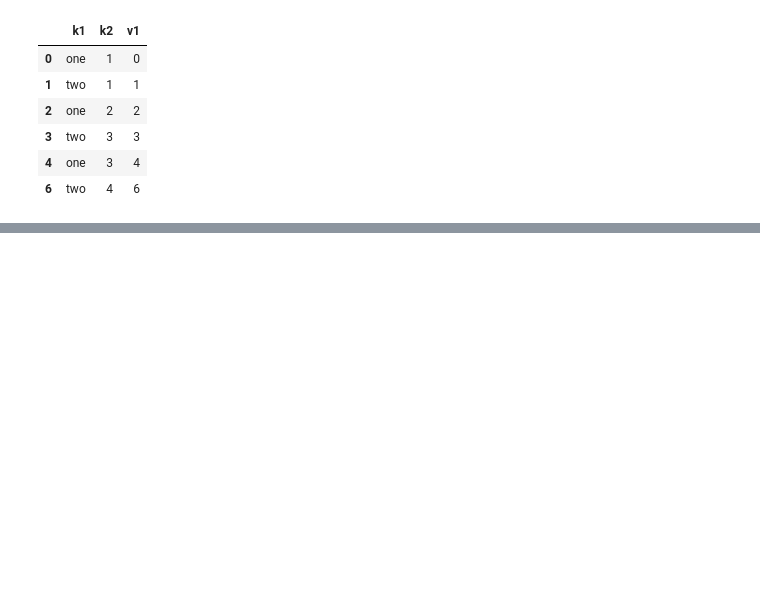
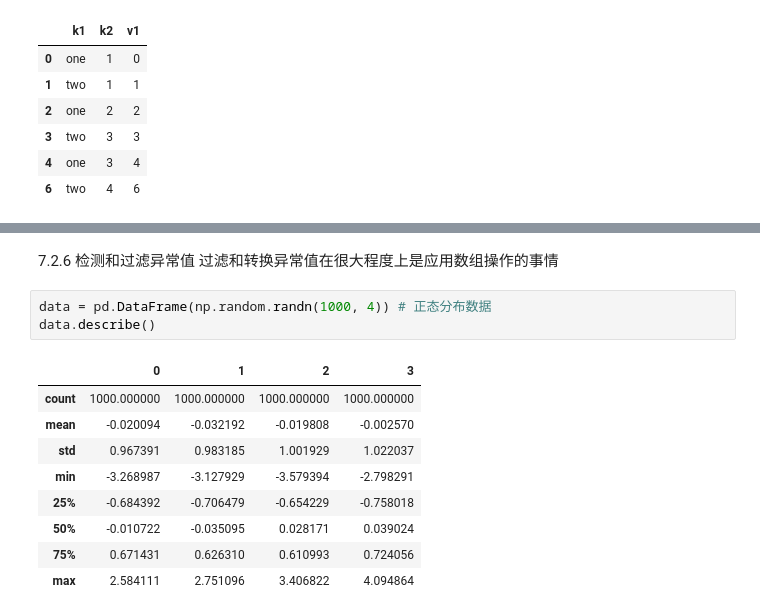
Before and after one commit to pengchenghu428/pydata-book-mytest, a Jupyter notebook: ch07.ipynb, the cells around one changed output, grey strips where cells are left out. Drawn from its saved outputs; the diff is of its cells as text; blank space fills up the shorter version.

```diff
--- a/ch07.ipynb
+++ b/ch07.ipynb
@@ -280,0 +499,16 @@ data.drop_duplicates(['k1', 'k2'], keep='last')
+# %% [markdown]
+7.2.6 检测和过滤异常值
+过滤和转换异常值在很大程度上是应用数组操作的事情
+# %%
+data = pd.DataFrame(np.random.randn(1000, 4)) # 正态分布数据
+data.describe()
+# %% [output]
+|  | 0 | 1 | 2 | 3 |
+| count | 1000.000000 | 1000.000000 | 1000.000000 | 1000.000000 |
+| mean | -0.020094 | -0.032192 | -0.019808 | -0.002570 |
+| std | 0.967391 | 0.983185 | 1.001929 | 1.022037 |
+| min | -3.268987 | -3.127929 | -3.579394 | -2.798291 |
+| 25% | -0.684392 | -0.706479 | -0.654229 | -0.758018 |
+| 50% | -0.010722 | -0.035095 | 0.028171 | 0.039024 |
+| 75% | 0.671431 | 0.626310 | 0.610993 | 0.724056 |
+| max | 2.584111 | 2.751096 | 3.406822 | 4.094864 |
```
Also changed, not shown: parts of 74 cells of this notebook.
